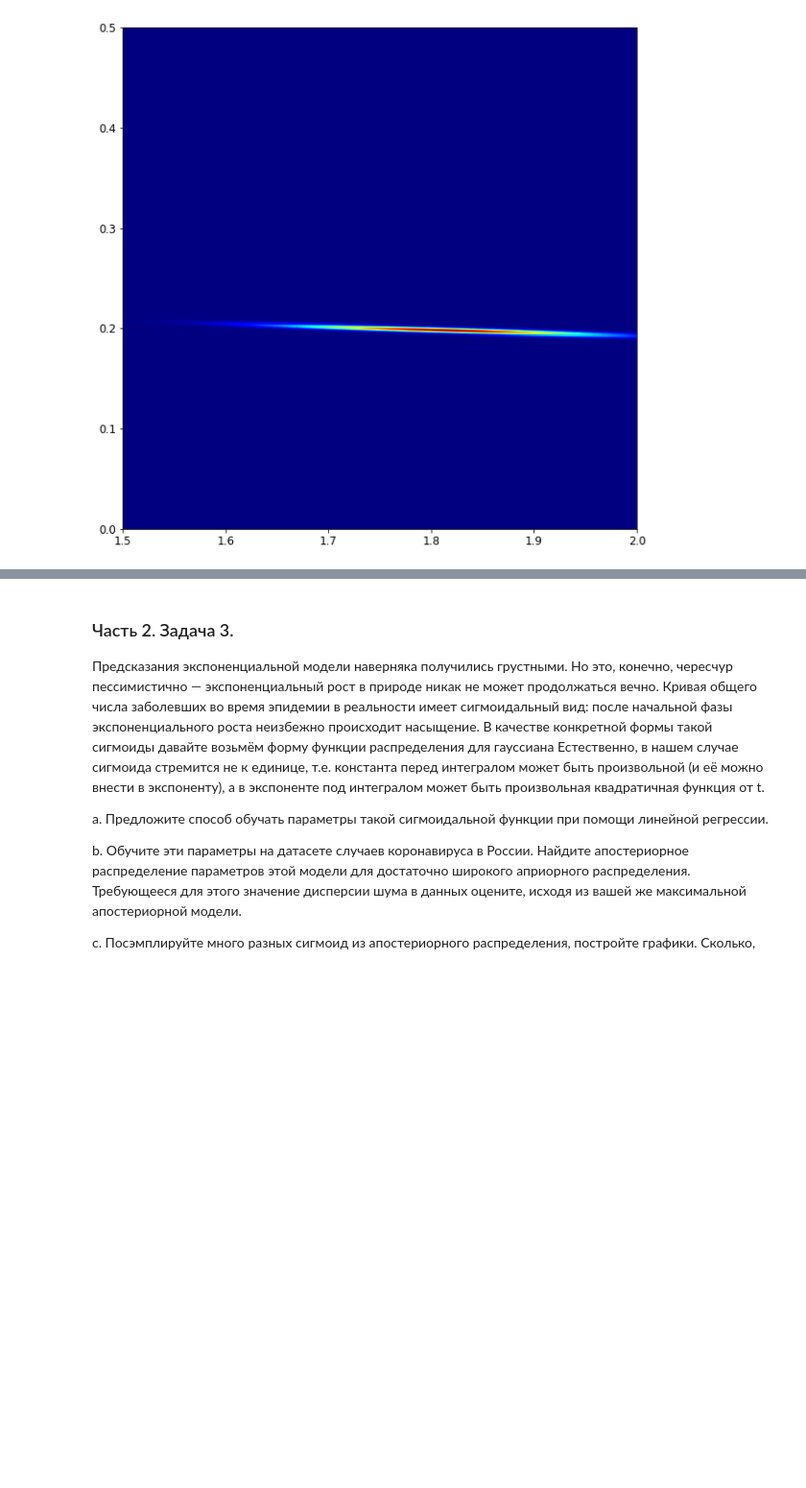
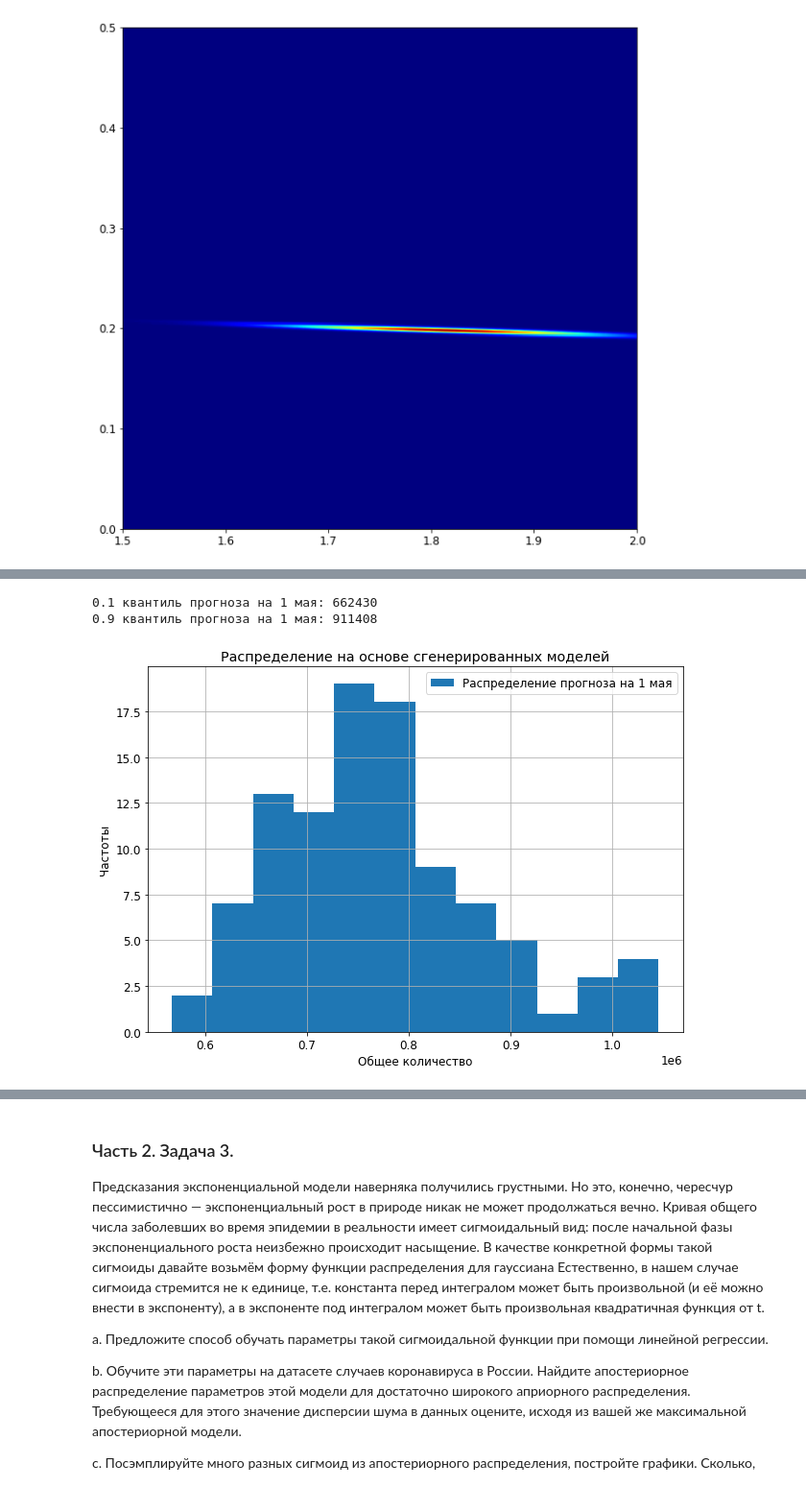
Before and after one commit to IlyasLatypov/MADE_DS, a Jupyter notebook: ADV_ML/HW1/HW_LatypovID.ipynb, the cells around one changed output, grey strips where cells are left out. Shown: that part at 96% size. Cells and saved outputs as stored; diff of their text form; code cells hidden in the pictures; blank space fills up the shorter version.

```diff
--- a/ADV_ML/HW1/HW_LatypovID.ipynb
+++ b/ADV_ML/HW1/HW_LatypovID.ipynb
@@ -269,0 +290,22 @@ myplot_heatmap(Z, (1.5, 2), (0, 0.5))
+# %%
+may_1 = (datetime(2020, 5, 1) - datetime(2020, 3, 3)).days
+june_1 = (datetime(2020, 6, 1) - datetime(2020, 3, 3)).days
+sept_1 = (datetime(2020, 9, 1) - datetime(2020, 3, 3)).days
+pred_matrix = np.column_stack([np.ones(3), np.array([may_1, june_1, sept_1])])
+res = np.exp(samples @ pred_matrix.T)
+# %%
+ind = 0
+plt.figure(figsize=(10, 7));
+plt.hist(res[:, ind], label="Распределение прогноза на 1 мая", bins = 12);
+plt.xlabel("Общее количество");
+plt.ylabel("Частоты");
+plt.title("Распределение на основе сгенерированных моделей");
+plt.grid()
+plt.legend(loc=1);
+
+print(f"0.1 квантиль прогноза на 1 мая: {round(np.quantile(res[:, ind], 0.1))}")
+print(f"0.9 квантиль прогноза на 1 мая: {round(np.quantile(res[:, ind], 0.9))}")
+# %% [output]
+0.1 квантиль прогноза на 1 мая: 662430
+0.9 квантиль прогноза на 1 мая: 911408
+[figure, added]
```
Also changed, not shown: parts of 5 cells of this notebook.
